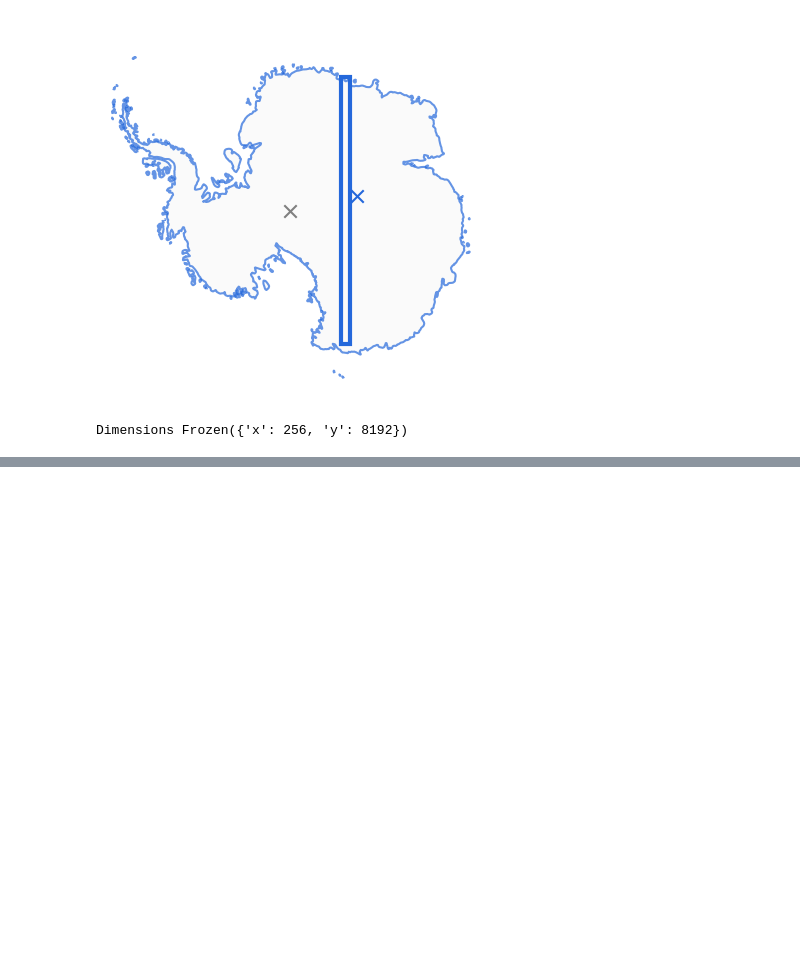
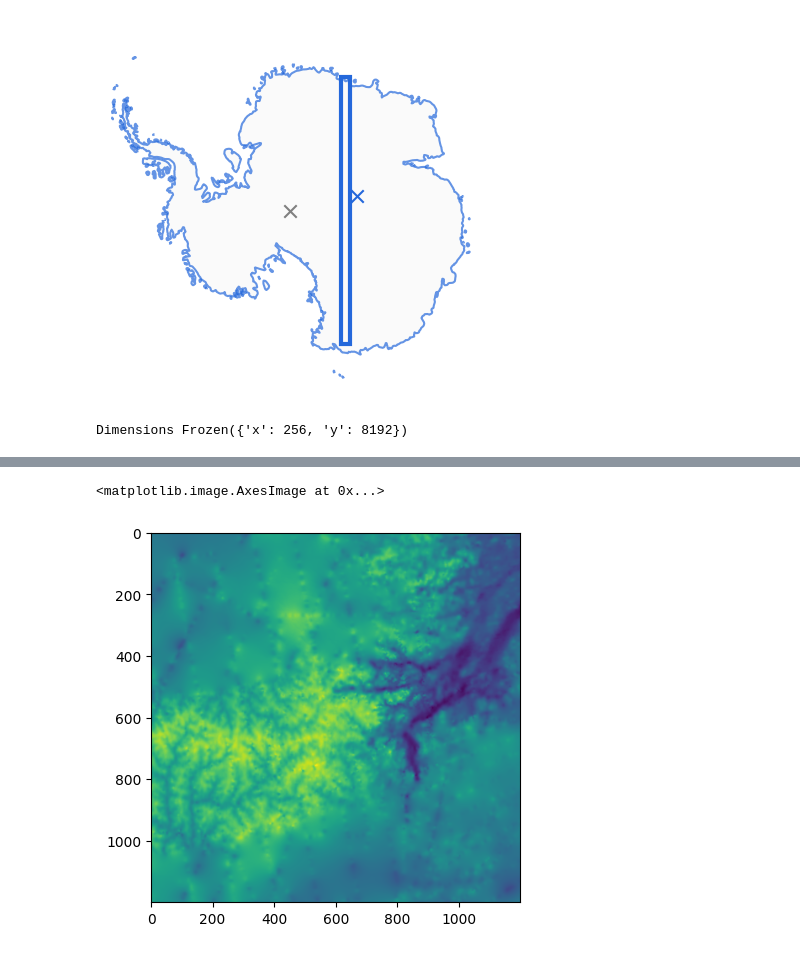
Before and after one commit to kimbente/finetune-HAT, a Jupyter notebook: KB_generate_train_val.ipynb, the cells around one changed output, grey strips where cells are left out. Cells and saved outputs as stored; diff of their text form; code cells hidden in the pictures; blank space fills up the shorter version.

```diff
--- a/KB_generate_train_val.ipynb
+++ b/KB_generate_train_val.ipynb
@@ -468,0 +591,15 @@ Dimensions Frozen({'x': 256, 'y': 8192})
+# %%
+doma_midpoint_x_max = 1498500
+doma_midpoint_x_min = 899000
+doma_midpoint_y_max = 599500
+doma_midpoint_y_min = 0
+
+true_bm_xr = bm_xr.sel(x = slice(doma_midpoint_x_min, doma_midpoint_x_max),
+                      y = slice(doma_midpoint_y_max, doma_midpoint_y_min))
+
+true_area = true_bm_xr.bed.values
+true_area
+plt.imshow(true_area)
+# %% [output]
+<matplotlib.image.AxesImage at 0x...>
+[figure, added]
```
Also changed, not shown: parts of 22 cells of this notebook, 5 other files.
